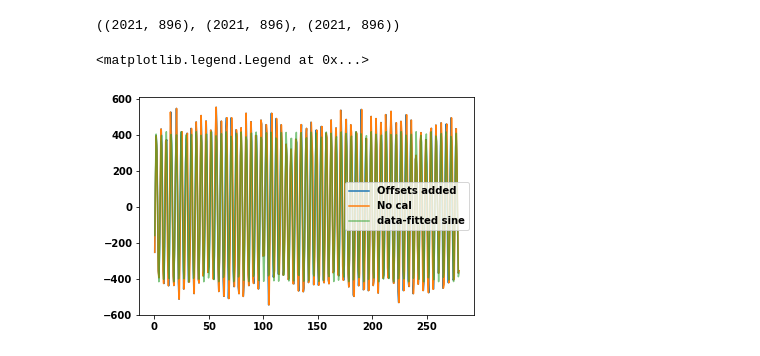
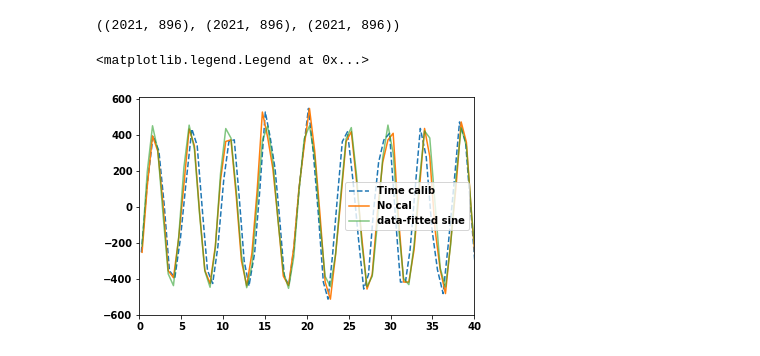
Before and after one commit to toej93/A4_calibration, a Jupyter notebook: Plotter-Ch0.ipynb, the cells around one changed output. Drawn from its saved outputs; the diff is of its cells as text; code cells hidden in the pictures.

Commit message:
Time calibration for ch1 was successfuly done

```diff
--- a/Plotter-Ch0.ipynb
+++ b/Plotter-Ch0.ipynb
@@ -237,12 +208,13 @@ np.shape(ADC), np.shape(volt), np.shape(ADC_raw)
 # %% [output]
 ((2021, 896), (2021, 896), (2021, 896))
 # %%
-params = SineFit(times[1,1::2],ADC_raw[1,1::2],0.218)
-plt.plot(all_times[1,1::2],ADC[1,1::2], label="Offsets added")
+params = SineFit(all_times[1,1::2],ADC[1,1::2],0.217)
+plt.plot(all_times[1,1::2],ADC[1,1::2],"--", label="Time calib")
 plt.plot(times[1,1::2]-times[1,0],ADC_raw[1,1::2], label="No cal")
-plt.plot(times[1,1::2]-times[1,0], SineFunc(times[1,1::2],params[0],params[1],params[2]),label='data-fitted sine', alpha=0.6)
-# plt.xlim(0,60)
+plt.plot(times[1,1::2]-times[1,0], SineFunc(all_times[1,1::2],params[0],params[1],params[2]),label='data-fitted sine', alpha=0.6)
+# plt.plot(time_cal[1::2],volt[1,1::2], label="time_corrected")
+plt.xlim(0,40)
 plt.legend()
 # %% [output]
 <matplotlib.legend.Legend at 0x...>
-[figure, old version]
+[figure, new version]
```
Also changed, not shown: parts of 9 cells of this notebook, 9 other files.
